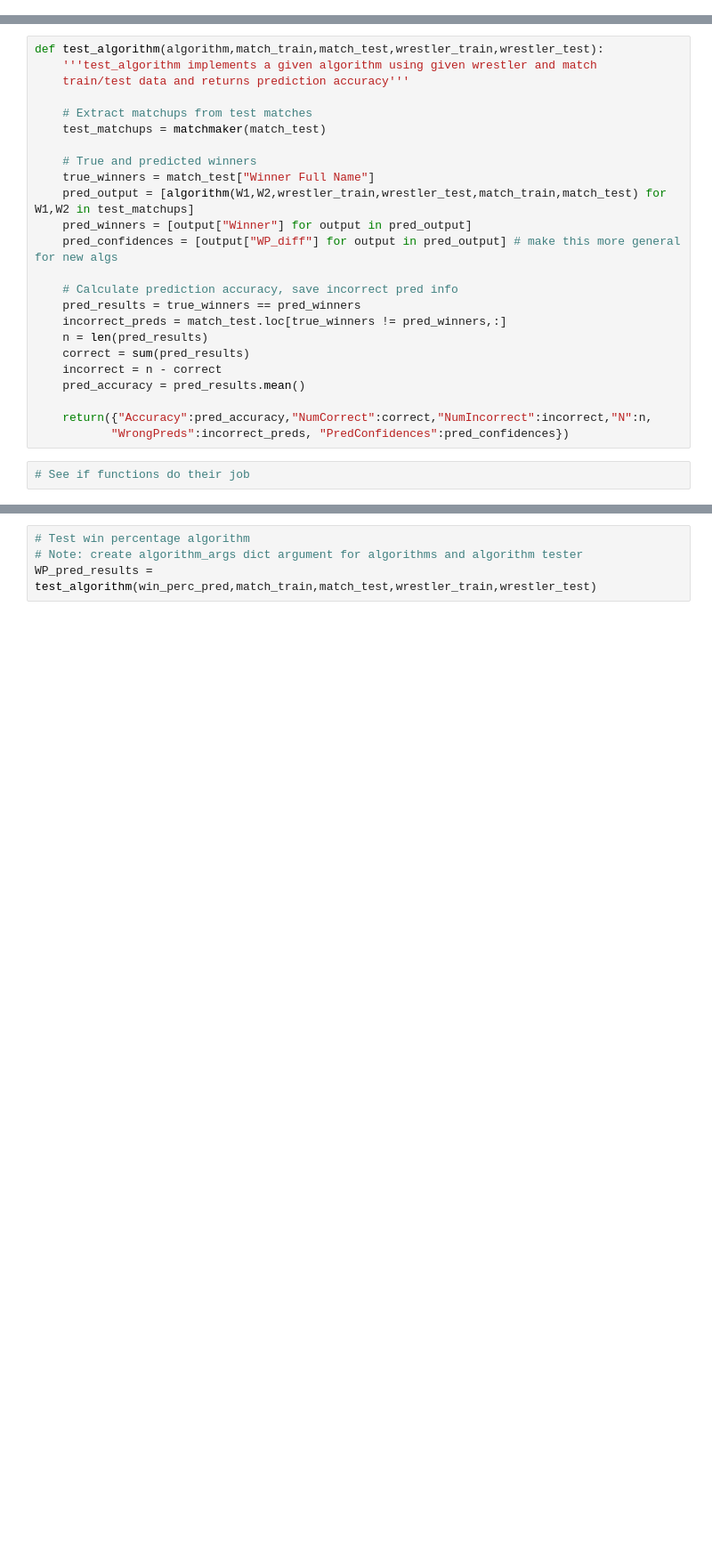
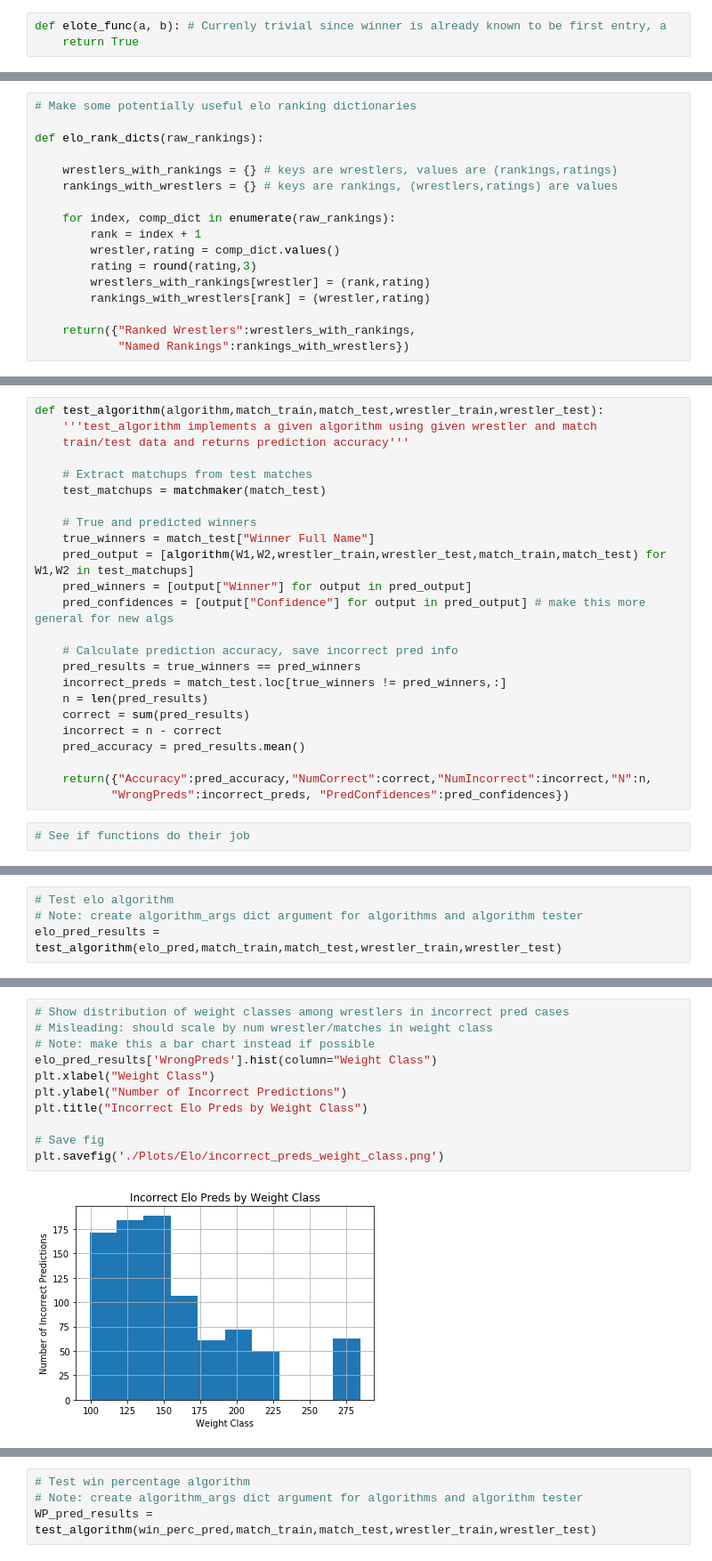
Before and after one commit to ungersk1998/spring2020-WrestlingRankingResearch, a Jupyter notebook: Wrestling Ranking Algorithm.ipynb, the cells around one changed output, grey strips where cells are left out. Shown at 89% size. Drawn from its saved outputs; the diff is of its cells as text; blank space fills up the shorter version.

Commit message:
Elo Rankings
Implemented Elo rankings and fixed/added some plots.

```diff
--- a/Wrestling Ranking Algorithm.ipynb
+++ b/Wrestling Ranking Algorithm.ipynb
@@ -243,0 +327,3 @@ def win_perc_pred(wrestler1,wrestler2,wrestler_train,wrestler_test,match_train,m
+# %%
+def elote_func(a, b): # Currenly trivial since winner is already known to be first entry, a
+    return True
@@ -243,0 +355,17 @@ def win_perc_pred(wrestler1,wrestler2,wrestler_train,wrestler_test,match_train,m
+# %%
+# Make some potentially useful elo ranking dictionaries
+
+def elo_rank_dicts(raw_rankings):
+
+    wrestlers_with_rankings = {} # keys are wrestlers, values are (rankings,ratings)
+    rankings_with_wrestlers = {} # keys are rankings, (wrestlers,ratings) are values
+
+    for index, comp_dict in enumerate(raw_rankings):
+        rank = index + 1
+        wrestler,rating = comp_dict.values()
+        rating = round(rating,3)
+        wrestlers_with_rankings[wrestler] = (rank,rating)
+        rankings_with_wrestlers[rank] = (wrestler,rating)
+
+    return({"Ranked Wrestlers":wrestlers_with_rankings,
+            "Named Rankings":rankings_with_wrestlers})
@@ -276,7 +463,7 @@ def test_algorithm(algorithm,match_train,match_test,wrestler_train,wrestler_test
     true_winners = match_test["Winner Full Name"]
     pred_output = [algorithm(W1,W2,wrestler_train,wrestler_test,match_train,match_test) for W1,W2 in test_matchups]
     pred_winners = [output["Winner"] for output in pred_output]
-    pred_confidences = [output["WP_diff"] for output in pred_output] # make this more general for new algs
+    pred_confidences = [output["Confidence"] for output in pred_output] # make this more general for new algs
 
     # Calculate prediction accuracy, save incorrect pred info
     pred_results = true_winners == pred_winners
@@ -297,3 +487,7 @@ match_train = train_test_dict["match_train"]
 wrestler_train = train_test_dict["wrestler_train"]
 match_test = train_test_dict["match_test"]
 wrestler_test = train_test_dict["wrestler_test"]
+# %%
+# Test elo algorithm
+# Note: create algorithm_args dict argument for algorithms and algorithm tester
+elo_pred_results = test_algorithm(elo_pred,match_train,match_test,wrestler_train,wrestler_test)
@@ -299,0 +502,13 @@ wrestler_test = train_test_dict["wrestler_test"]
+# %%
+# Show distribution of weight classes among wrestlers in incorrect pred cases
+# Misleading: should scale by num wrestler/matches in weight class
+# Note: make this a bar chart instead if possible
+elo_pred_results['WrongPreds'].hist(column="Weight Class")
+plt.xlabel("Weight Class")
+plt.ylabel("Number of Incorrect Predictions")
+plt.title("Incorrect Elo Preds by Weight Class")
+
+# Save fig
+plt.savefig('./Plots/Elo/incorrect_preds_weight_class.png')
+# %% [output]
+[figure, added]
```
Also changed, not shown: parts of 27 cells of this notebook, 8 other files.
